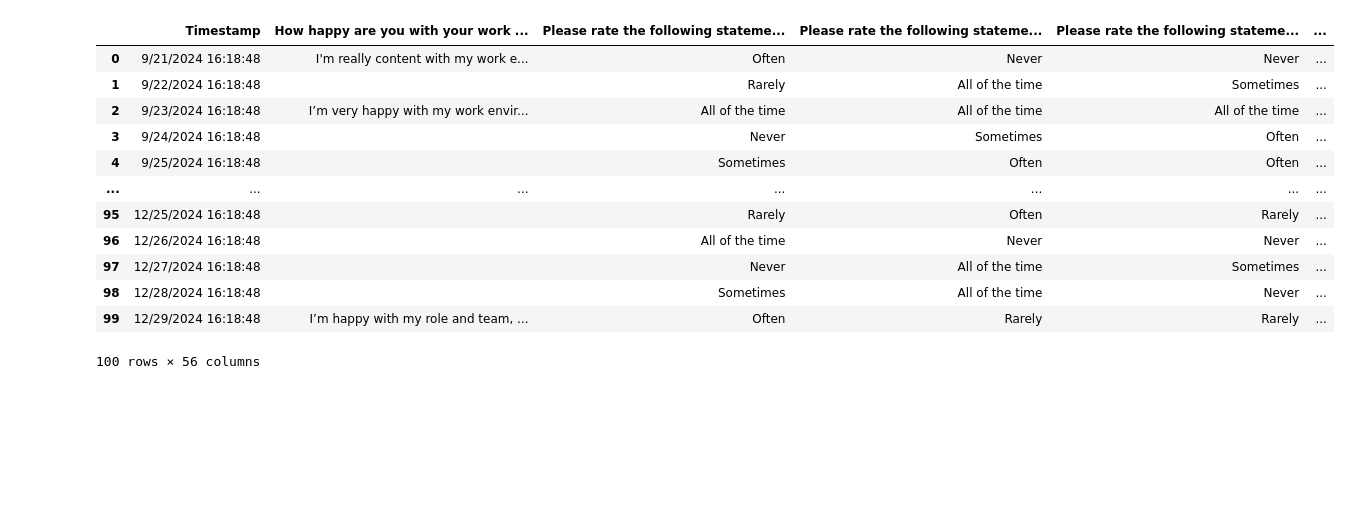
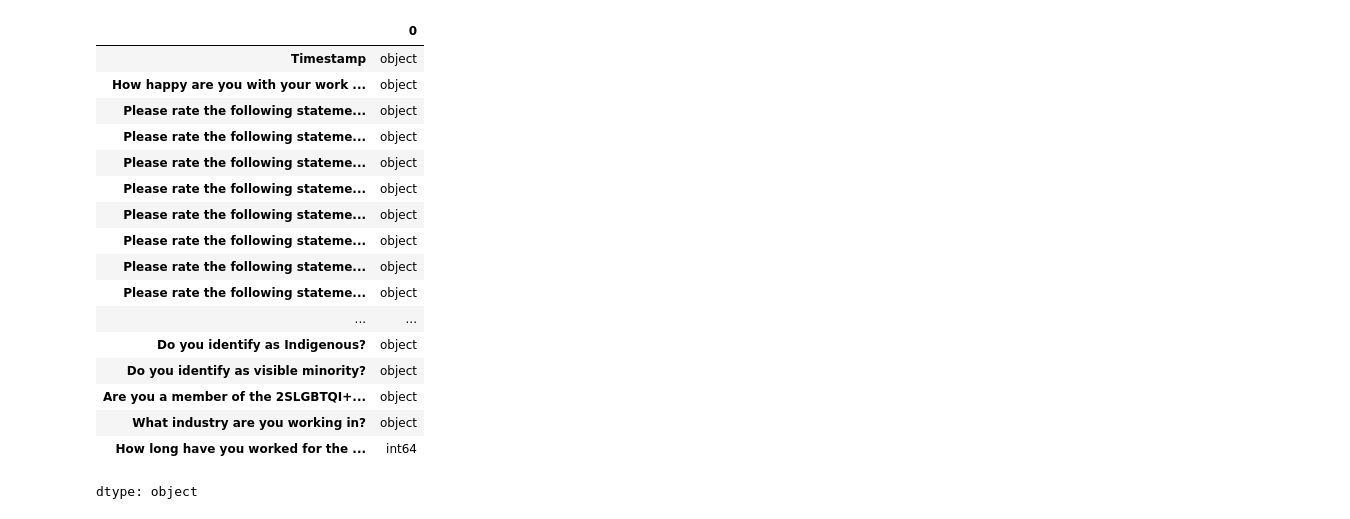
Before and after one commit to abdyraman/annualsatisfactionsurvey, a Jupyter notebook: annualsatisfaction.ipynb, the cells around one changed output. Cells and saved outputs as stored; diff of their text form; code cells hidden in the pictures; blank space fills up the shorter version.

```diff
--- a/annualsatisfaction.ipynb
+++ b/annualsatisfaction.ipynb
@@ -20,16 +50,21 @@ df_numbers = pd.DataFrame(sheet.worksheet("numeric").get_all_records())
 # %%
-df_text
+df_text.dtypes
 # %% [output]
-|  | Timestamp | How happy are you with your work ... | Please rate the following stateme... | Please rate the following stateme... | Please rate the following stateme... | ... |
-| 0 | 9/21/2024 16:18:48 | I'm really content with my work e... | Often | Never | Never | ... |
-| 1 | 9/22/2024 16:18:48 |  | Rarely | All of the time | Sometimes | ... |
-| 2 | 9/23/2024 16:18:48 | I’m very happy with my work envir... | All of the time | All of the time | All of the time | ... |
-| 3 | 9/24/2024 16:18:48 |  | Never | Sometimes | Often | ... |
-| 4 | 9/25/2024 16:18:48 |  | Sometimes | Often | Often | ... |
-| ... | ... | ... | ... | ... | ... | ... |
-| 95 | 12/25/2024 16:18:48 |  | Rarely | Often | Rarely | ... |
-| 96 | 12/26/2024 16:18:48 |  | All of the time | Never | Never | ... |
-| 97 | 12/27/2024 16:18:48 |  | Never | All of the time | Sometimes | ... |
-| 98 | 12/28/2024 16:18:48 |  | Sometimes | All of the time | Never | ... |
-| 99 | 12/29/2024 16:18:48 | I’m happy with my role and team, ... | Often | Rarely | Rarely | ... |
+|  | 0 |
+| Timestamp | object |
+| How happy are you with your work ... | object |
+| Please rate the following stateme... | object |
+| Please rate the following stateme... | object |
+| Please rate the following stateme... | object |
+| Please rate the following stateme... | object |
+| Please rate the following stateme... | object |
+| Please rate the following stateme... | object |
+| Please rate the following stateme... | object |
+| Please rate the following stateme... | object |
+| ... | ... |
+| Do you identify as Indigenous? | object |
+| Do you identify as visible minority? | object |
+| Are you a member of the 2SLGBTQI+... | object |
+| What industry are you working in? | object |
+| How long have you worked for the ... | int64 |
-100 rows × 56 columns
+dtype: object
```
Also changed, not shown: parts of 27 cells of this notebook.
